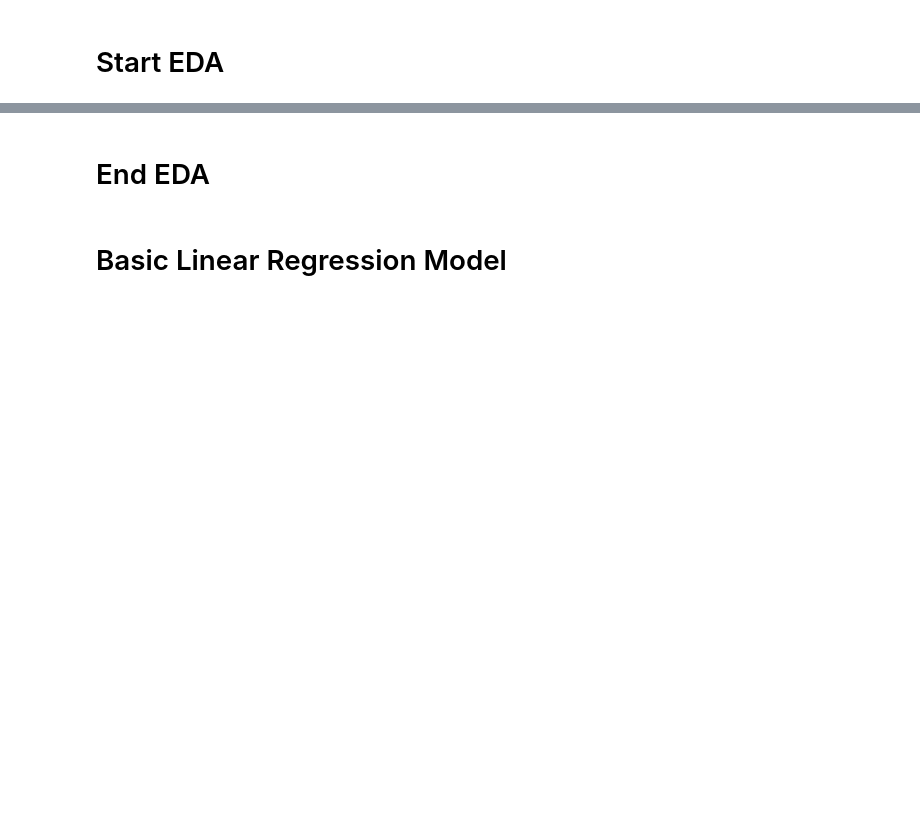
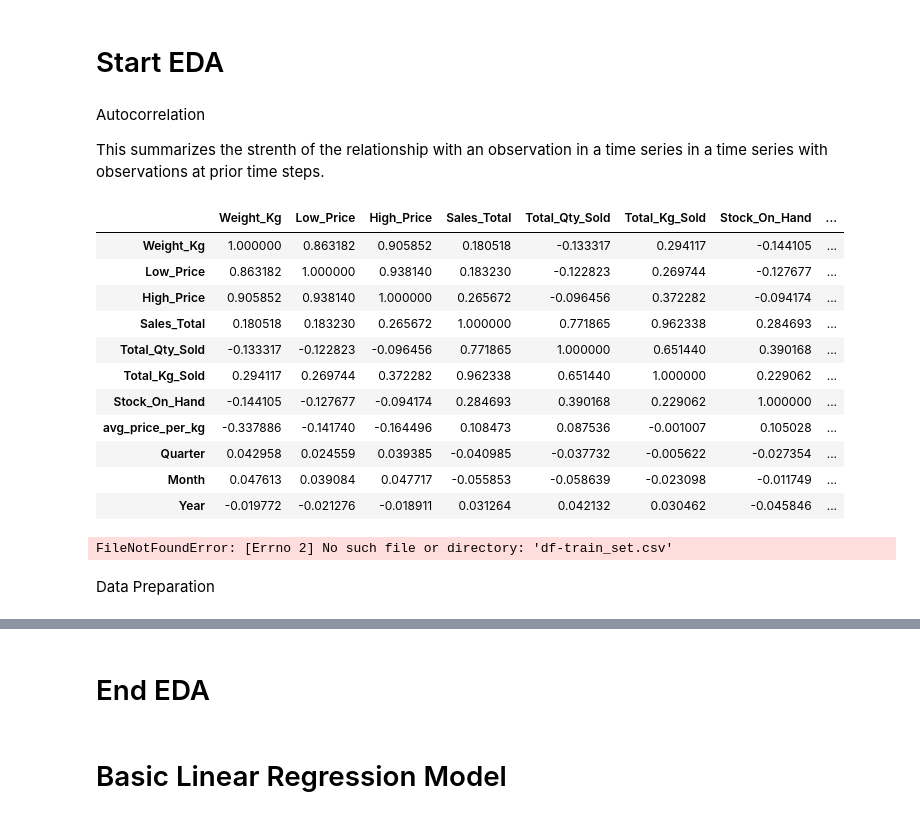
Before and after one commit to ThobaniMwandla/regression_JM3_DSFT, a Jupyter notebook: notebooks/All Predict models.ipynb, the cells around one changed output, grey strips where cells are left out. Drawn from its saved outputs; the diff is of its cells as text; code cells hidden in the pictures; blank space fills up the shorter version.

```diff
--- a/notebooks/All Predict models.ipynb
+++ b/notebooks/All Predict models.ipynb
@@ -19,8 +19,8 @@ from sklearn.model_selection import cross_val_score, KFold
 import warnings
 warnings.filterwarnings(action='ignore')
 # %%
-df_train = pd.read_csv(r'C:\Users\court\Desktop\AdvRegPre\regression_JM3_DSFT\regression_JM3_DSFT\data\df-train_set.csv')
-df_test = pd.read_csv(r'C:\Users\court\Desktop\AdvRegPre\regression_JM3_DSFT\regression_JM3_DSFT\data\df-test_set.csv')
+df_train = pd.read_csv(r'C:\Users\27721\Desktop\regression_JM3_DSFT\regression_JM3_DSFT\data\df-train_set.csv')
+df_test = pd.read_csv(r'C:\Users\27721\Desktop\regression_JM3_DSFT\regression_JM3_DSFT\data\df-test_set.csv')
 test_ID = df_test['Index']
 df_test = df_test.drop('Index', axis=1)
 # %%
@@ -54,6 +54,3 @@ df_test.head()
 | 2 | W.CAPE-BERGRIVER ETC | EC120 | 1S | 12.0 | APPLE GOLDEN DELICIOUS | 2020-08-19 | 120.0 | 120.0 | 720.0 | ... |
 | 3 | W.CAPE-BERGRIVER ETC | M4183 | 1M | 18.3 | APPLE GOLDEN DELICIOUS | 2020-05-06 | 160.0 | 160.0 | 160.0 | ... |
 | 4 | W.CAPE-BERGRIVER ETC | M4183 | 1L | 18.3 | APPLE GOLDEN DELICIOUS | 2020-05-04 | 140.0 | 160.0 | 14140.0 | ... |
-# %%
-df_gda = df_gda.drop('Date', axis=1)
-df_gda.head()
@@ -93,3 +83,7 @@ from sklearn.model_selection import train_test_split
 X_train, X_test, y_train, y_test = train_test_split(X, y, test_size=0.2, random_state=0)
 # %% [markdown]
 # Start EDA
+# %% [markdown]
+Autocorrelation
+
+This summarizes the strenth of the relationship with an observation in a time series in a time series with observations at prior time steps.
@@ -95,0 +93,26 @@ X_train, X_test, y_train, y_test = train_test_split(X, y, test_size=0.2, random_
+# %%
+df_gda.corr()
+# %% [output]
+|  | Weight_Kg | Low_Price | High_Price | Sales_Total | Total_Qty_Sold | Total_Kg_Sold | Stock_On_Hand | ... |
+| Weight_Kg | 1.000000 | 0.863182 | 0.905852 | 0.180518 | -0.133317 | 0.294117 | -0.144105 | ... |
+| Low_Price | 0.863182 | 1.000000 | 0.938140 | 0.183230 | -0.122823 | 0.269744 | -0.127677 | ... |
+| High_Price | 0.905852 | 0.938140 | 1.000000 | 0.265672 | -0.096456 | 0.372282 | -0.094174 | ... |
+| Sales_Total | 0.180518 | 0.183230 | 0.265672 | 1.000000 | 0.771865 | 0.962338 | 0.284693 | ... |
+| Total_Qty_Sold | -0.133317 | -0.122823 | -0.096456 | 0.771865 | 1.000000 | 0.651440 | 0.390168 | ... |
+| Total_Kg_Sold | 0.294117 | 0.269744 | 0.372282 | 0.962338 | 0.651440 | 1.000000 | 0.229062 | ... |
+| Stock_On_Hand | -0.144105 | -0.127677 | -0.094174 | 0.284693 | 0.390168 | 0.229062 | 1.000000 | ... |
+| avg_price_per_kg | -0.337886 | -0.141740 | -0.164496 | 0.108473 | 0.087536 | -0.001007 | 0.105028 | ... |
+| Quarter | 0.042958 | 0.024559 | 0.039385 | -0.040985 | -0.037732 | -0.005622 | -0.027354 | ... |
+| Month | 0.047613 | 0.039084 | 0.047717 | -0.055853 | -0.058639 | -0.023098 | -0.011749 | ... |
+| Year | -0.019772 | -0.021276 | -0.018911 | 0.031264 | 0.042132 | 0.030462 | -0.045846 | ... |
+# %%
+from pandas import read_csv
+from matplotlib import pyplot
+series = read_csv('df-train_set.csv'
+                  , header=0, index_col=0)
+plot_acf(series)
+pyplot.show()
+# %% [output]
+FileNotFoundError: [Errno 2] No such file or directory: 'df-train_set.csv'
+# %% [markdown]
+Data Preparation
```
Also changed, not shown: parts of 17 cells of this notebook.
